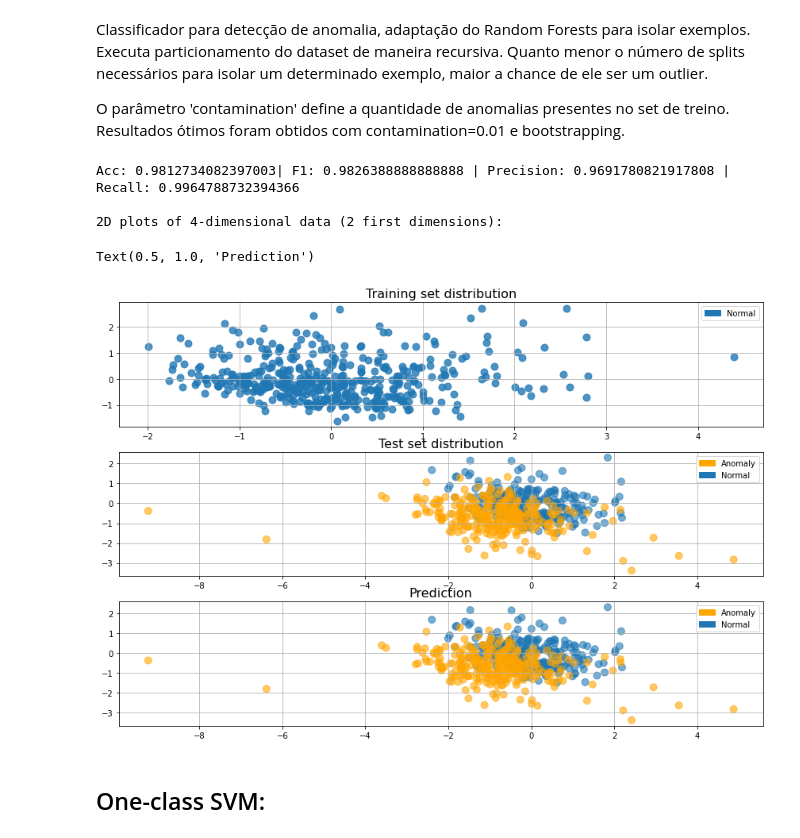
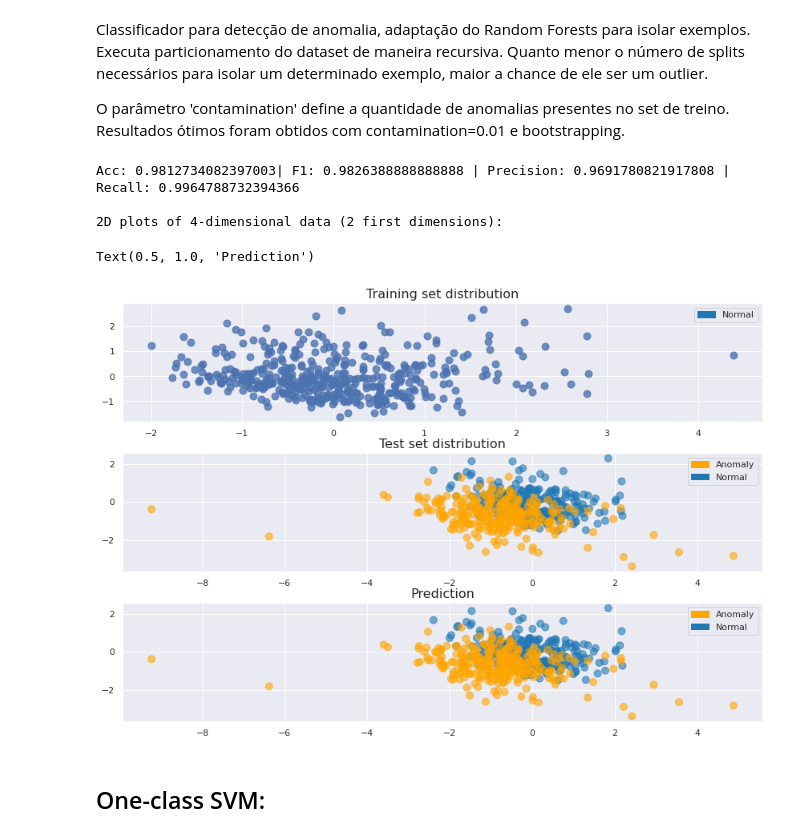
Before and after one commit to mzmarcon/PdM, a Jupyter notebook: exploration_set2.ipynb, the cells around one changed output. Cells and saved outputs as stored; diff of their text form; code cells hidden in the pictures.

```diff
--- a/exploration_set2.ipynb
+++ b/exploration_set2.ipynb
@@ -90,6 +70,8 @@ import pandas as pd
 import numpy as np
 import os
 import itertools
+import seaborn as sns
+sns.set()
 # %% [markdown]
 Os dados foram amostrados por acelerômetros com frequência de amostragem Fs = 20.48 kHz, de maneira que cada sequência de 1s é constitúida por 20.480 amostras.
 Portanto, cada um dos 948 arquivos .csv no diretório '2nd_test' possui 20.480 linhas.
@@ -487,42 +465,39 @@ pca = PCA(n_components=4)
 pca_train = pca.fit_transform(training_set)
 pca_test = pca.transform(test_set)
 
 # Train classifier and perform predictions
 model = IsolationForest(random_state=42,contamination=0.01,bootstrap=True,n_estimators=100).fit(training_set)
 pred = model.predict(test_set)
 pred = [1 if item == -1 else 0 for item in pred]
 
 # Evaluate results
-acc = accuracy_score(test_labels,pred)
-f1 = f1_score(test_labels,pred)
-precision = precision_score(test_labels,pred)
-recall = recall_score(test_labels,pred)
-print("Acc: {}| F1: {} | Precision: {} | Recall: {}".format(acc,f1,precision,recall))
+acc_if = accuracy_score(test_labels,pred)
+f1_if = f1_score(test_labels,pred)
+precision_if = precision_score(test_labels,pred)
+recall_if = recall_score(test_labels,pred)
+print("Acc: {}| F1: {} | Precision: {} | Recall: {}".format(acc_if,f1_if,precision_if,recall_if))
 
 # Plots
 print("\n2D plots of 4-dimensional data (2 first dimensions):")
 fig, (ax,ax2,ax3) = plt.subplots(3,figsize=(12, 8))
 fig.tight_layout()
 ax.scatter(pca_train[:,0],pca_train[:,1],s=80,label='Train',alpha=0.8)
-ax.grid()
 ax.legend(handles=[blue_patch])
 ax.set_title("Training set distribution",fontsize=16)
 
 ax2.scatter(pca_test[:,0],pca_test[:,1],s=80,c=['orange' if item == 1 else 'tab:blue' for item in test_labels],alpha=0.6)
-ax2.grid()
 ax2.legend(handles=[orange_patch,blue_patch])
 ax2.set_title("Test set distribution",fontsize=16)
 
 ax3.scatter(pca_test[:,0],pca_test[:,1],s=80,c=['orange' if item == 1 else 'tab:blue' for item in pred],alpha=0.6)
-ax3.grid()
 ax3.legend(handles=[orange_patch,blue_patch])
 ax3.set_title("Prediction",fontsize=16)
 # %% [output]
 Acc: 0.9812734082397003| F1: 0.9826388888888888 | Precision: 0.9691780821917808 | Recall: 0.9964788732394366
 
 2D plots of 4-dimensional data (2 first dimensions):
 Text(0.5, 1.0, 'Prediction')
-[figure, old version]
+[figure, new version]
 # %% [markdown]
 ## One-class SVM:
 # %% [markdown]
```
Also changed, not shown: parts of 17 cells of this notebook.
